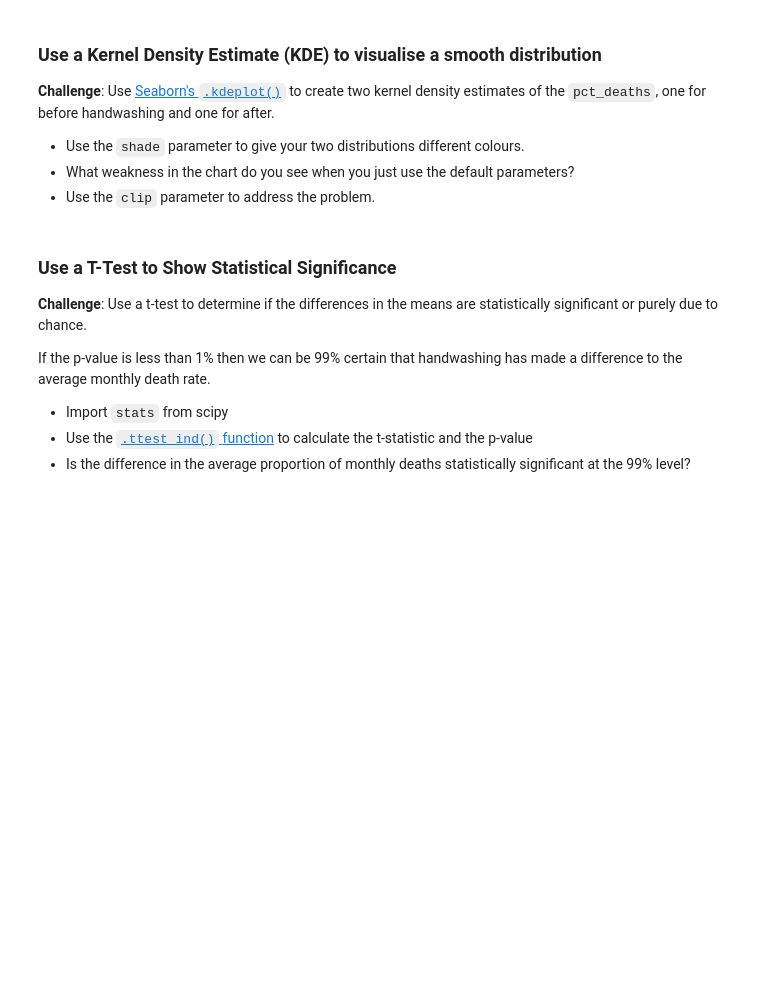
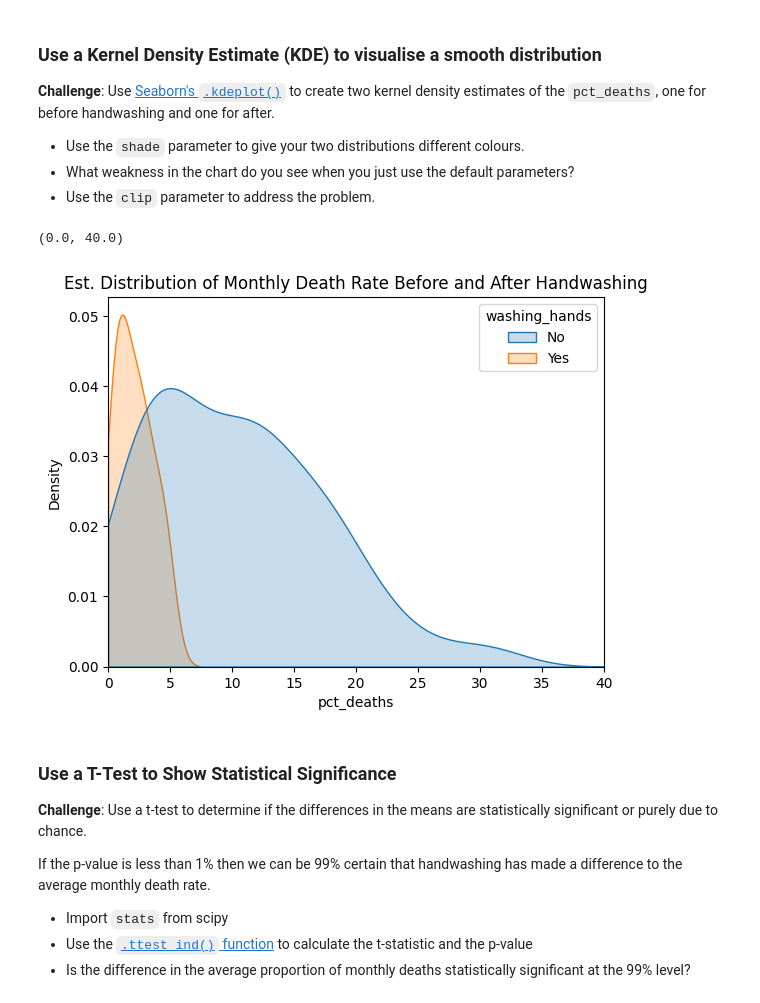
Before and after one commit to fkajose/100-Days-of-Code, a Jupyter notebook: 080-Semmelweis-analysis/Dr_Semmelweis_Handwashing_Discovery_(start).ipynb, the cells around one changed output. Saved outputs shown, nothing was run; the diff lists cells and outputs as text; code cells hidden in the pictures; blank space fills up the shorter version.

```diff
--- a/080-Semmelweis-analysis/Dr_Semmelweis_Handwashing_Discovery_(start).ipynb
+++ b/080-Semmelweis-analysis/Dr_Semmelweis_Handwashing_Discovery_(start).ipynb
@@ -273,3 +418,5 @@ handwashing_start = pd.to_datetime('1847-06-01')
 * Use [NumPy's `.where()` function](https://numpy.org/doc/stable/reference/generated/numpy.where.html) to add a column to `df_monthly` that shows if a particular date was before or after the start of handwashing.
 * Then use plotly to create box plot of the data before and after handwashing.
 * How did key statistics like the mean, max, min, 1st and 3rd quartile changed as a result of the new policy?
+# %%
+df_monthly["washing_hands"] = np.where(df_monthly.date < handwashing_start, "No", "Yes")
@@ -291,6 +469,13 @@ handwashing_start = pd.to_datetime('1847-06-01')
 * Use the `shade` parameter to give your two distributions different colours.
 * What weakness in the chart do you see when you just use the default parameters?
 * Use the `clip` parameter to address the problem.
+# %%
+sns.kdeplot(df_monthly, x="pct_deaths", fill=True, hue="washing_hands", clip=(0, 100))
+plt.title("Est. Distribution of Monthly Death Rate Before and After Handwashing")
+plt.xlim(0, 40)
+# %% [output]
+(0.0, 40.0)
+[figure, added]
 # %% [markdown]
 ### Use a T-Test to Show Statistical Significance
 
```
Also changed, not shown: parts of 21 cells of this notebook.
